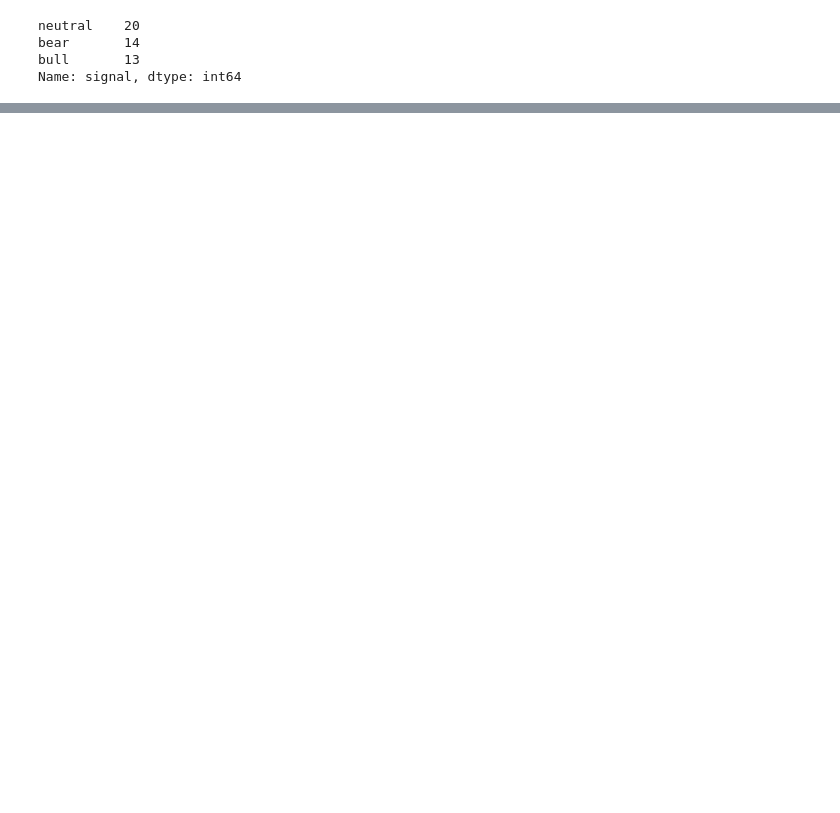
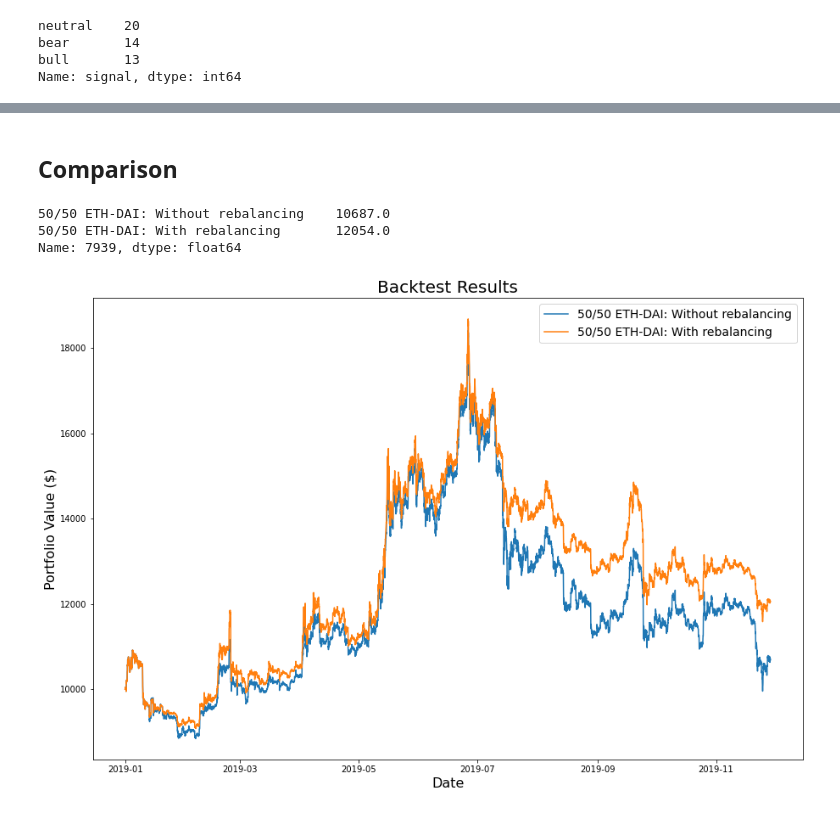
Before and after one commit to pegahcarter/token-sets, a Jupyter notebook: notebooks/1. Basic Backtest.ipynb, the cells around one changed output, grey strips where cells are left out. Cells and saved outputs as stored; diff of their text form; code cells hidden in the pictures; blank space fills up the shorter version.

Commit message:
Add comparison

```diff
--- a/notebooks/1. Basic Backtest.ipynb
+++ b/notebooks/1. Basic Backtest.ipynb
@@ -158 +142,18 @@ Name: signal, dtype: int64
+# %%
+class Portfolio:
+
+    trade_count = 0
+    initial_capital = 10000
+    wiggle_room = 0.05
+    slippage = 0.008
+
+    def __init__(self, coins, start_prices):
+
+        capital_each = self.initial_capital / len(coins)
+        units = capital_each / start_prices
+        self.units = units
+        self.start_units = units.copy()
+
+        self.coins = coins
+        self.start_prices = start_prices
 # %%
@@ -176,0 +222,26 @@ allocations = {
+# %% [markdown]
+## Comparison
+# %%
+print(round(running_totals.iloc[-1]))
+# %% [output]
+50/50 ETH-DAI: Without rebalancing    10687.0
+50/50 ETH-DAI: With rebalancing       12054.0
+Name: 7939, dtype: float64
+# %%
+import matplotlib.pyplot as plt
+
+# Set dates as index for running totals
+running_totals.index = pd.DatetimeIndex(df['date'])
+
+
+fig, ax = plt.subplots(figsize=(15, 10))
+ax.plot(running_totals)
+
+ax.legend(running_totals.columns, loc='upper right', fontsize=14)
+ax.set_ylabel('Portfolio Value ($)', fontsize=16)
+ax.set_xlabel('Date', fontsize=16)
+ax.set_title('Backtest Results', fontsize=20)
+
+plt.show()
+# %% [output]
+[figure, added]
```
Also changed, not shown: parts of 8 cells of this notebook.
